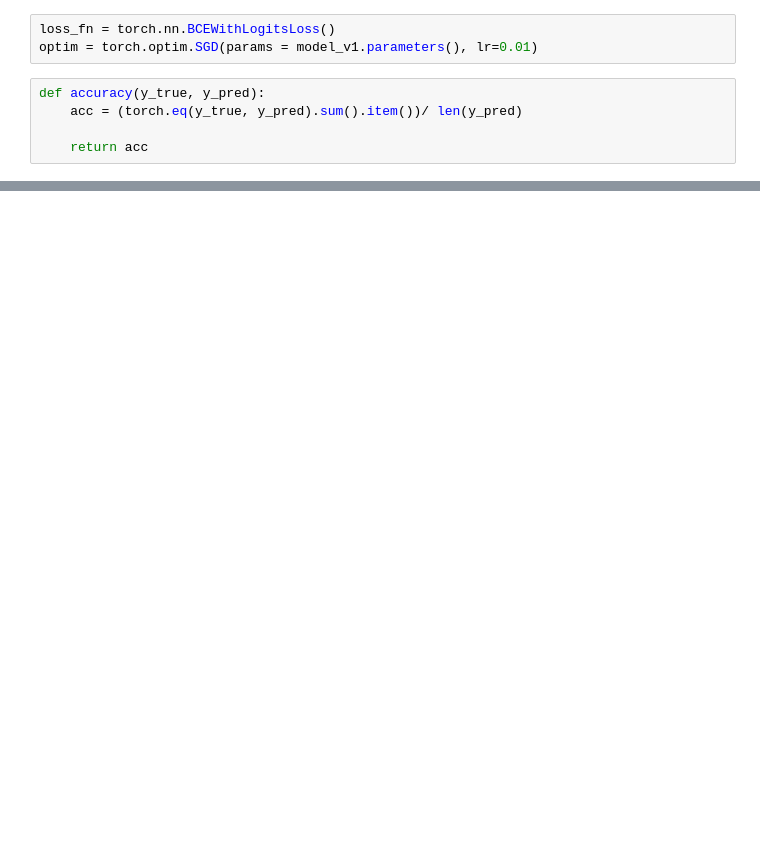
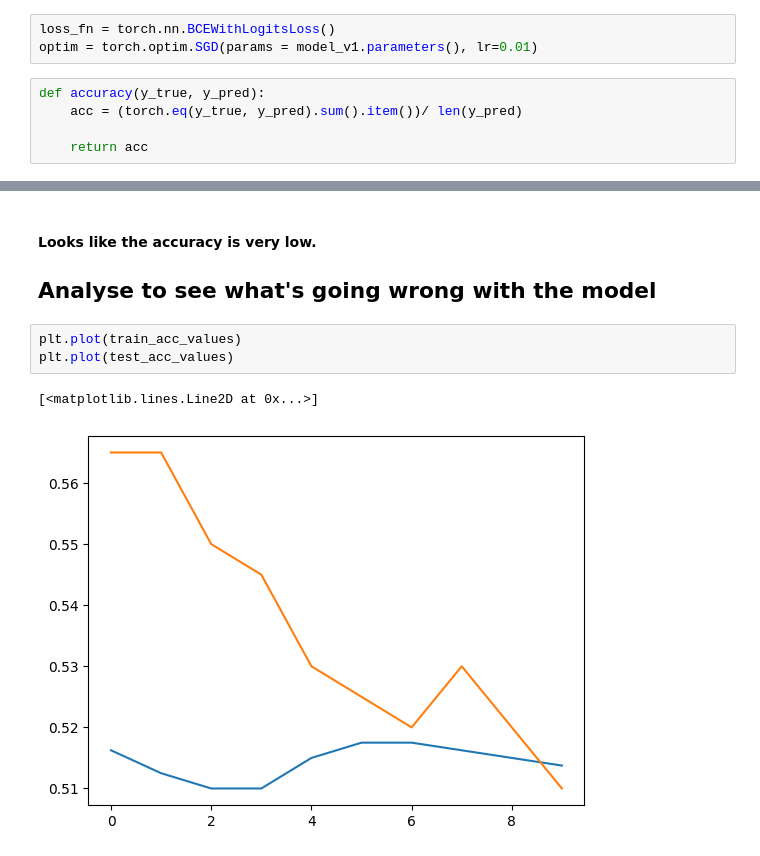
Before and after one commit to pusapatiakhilraju/Pytorch-Neural-Net-Classification, a Jupyter notebook: Neural-Net-Classifcation.ipynb, the cells around one changed output, grey strips where cells are left out. Saved outputs shown, nothing was run; the diff lists cells and outputs as text; blank space fills up the shorter version.

Commit message:
Visualisation to see why model not working

```diff
--- a/Neural-Net-Classifcation.ipynb
+++ b/Neural-Net-Classifcation.ipynb
@@ -158,0 +227,9 @@ def accuracy(y_true, y_pred):
+# %% [markdown]
+#### Looks like the accuracy is very low.
+## **Analyse to see what's going wrong with the model**
+# %%
+plt.plot(train_acc_values)
+plt.plot(test_acc_values)
+# %% [output]
+[<matplotlib.lines.Line2D at 0x...>]
+[figure, added]
```
Also changed, not shown: parts of 17 cells of this notebook, 1 other file.
